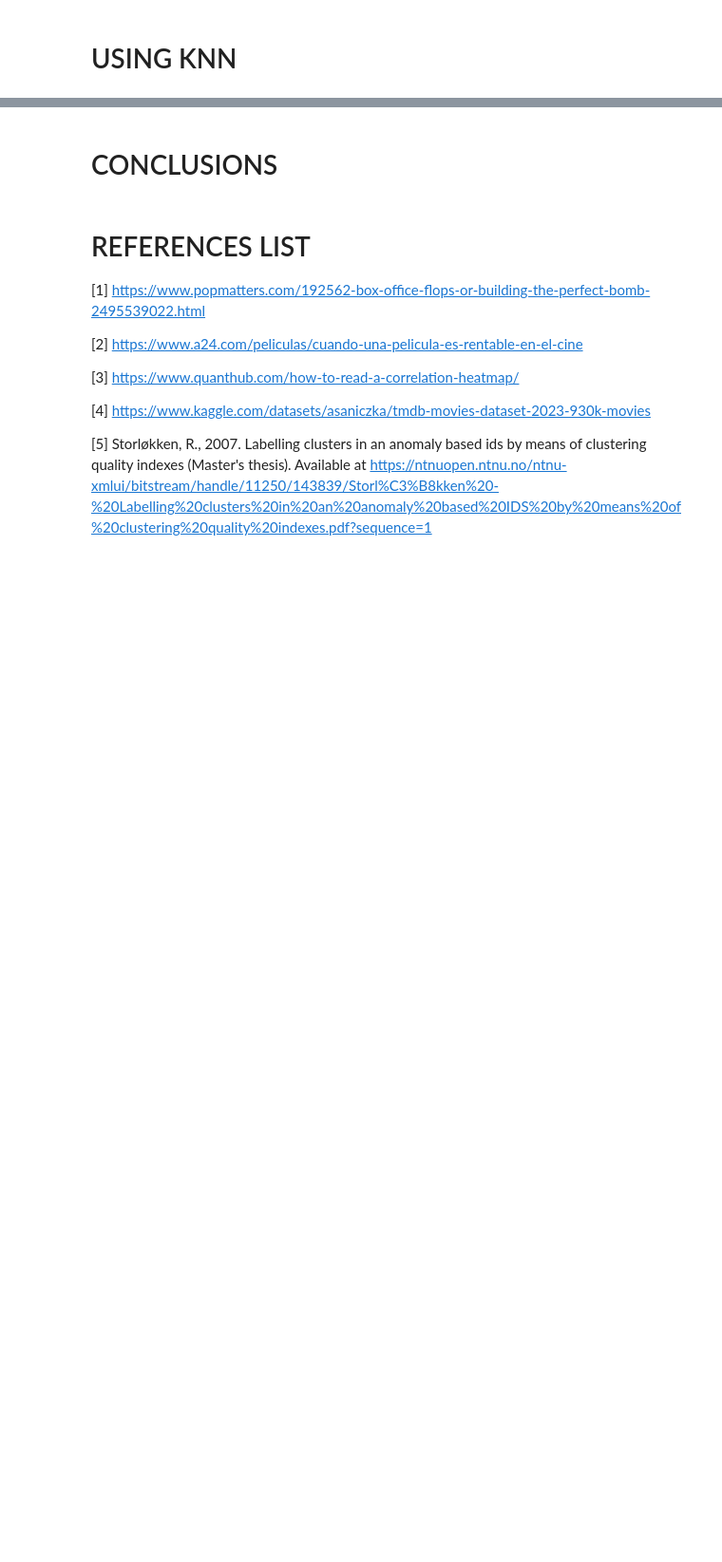
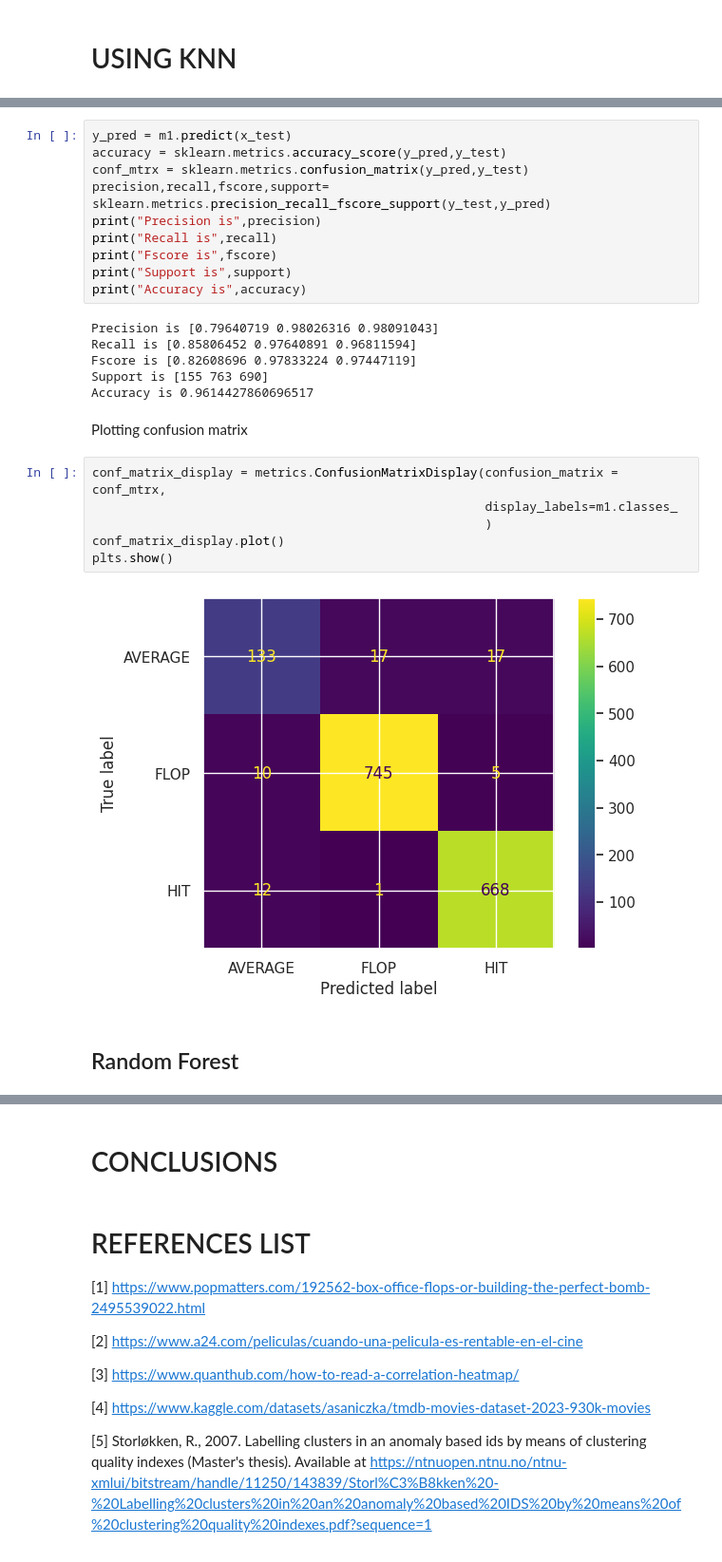
Before and after one commit to eddixoncu/GISMA_ML_Final, a Jupyter notebook: movies.ipynb, the cells around one changed output, grey strips where cells are left out. Shown at 95% size. Cells and saved outputs as stored; diff of their text form; blank space fills up the shorter version.

```diff
--- a/movies.ipynb
+++ b/movies.ipynb
@@ -833,0 +907,28 @@ F1 Score: 0.9731824583256312
+# %%
+y_pred = m1.predict(x_test)
+accuracy = sklearn.metrics.accuracy_score(y_pred,y_test)
+conf_mtrx = sklearn.metrics.confusion_matrix(y_pred,y_test)
+precision,recall,fscore,support= sklearn.metrics.precision_recall_fscore_support(y_test,y_pred)
+print("Precision is",precision)
+print("Recall is",recall)
+print("Fscore is",fscore)
+print("Support is",support)
+print("Accuracy is",accuracy)
+# %% [output]
+Precision is [0.79640719 0.98026316 0.98091043]
+Recall is [0.85806452 0.97640891 0.96811594]
+Fscore is [0.82608696 0.97833224 0.97447119]
+Support is [155 763 690]
+Accuracy is 0.9614427860696517
+# %% [markdown]
+Plotting confusion matrix
+# %%
+conf_matrix_display = metrics.ConfusionMatrixDisplay(confusion_matrix = conf_mtrx,
+                                                     display_labels=m1.classes_
+                                                     )
+conf_matrix_display.plot()
+plts.show()
+# %% [output]
+[figure, added]
+# %% [markdown]
+## Random Forest
```
Also changed, not shown: parts of 37 cells of this notebook, 1 other file.
